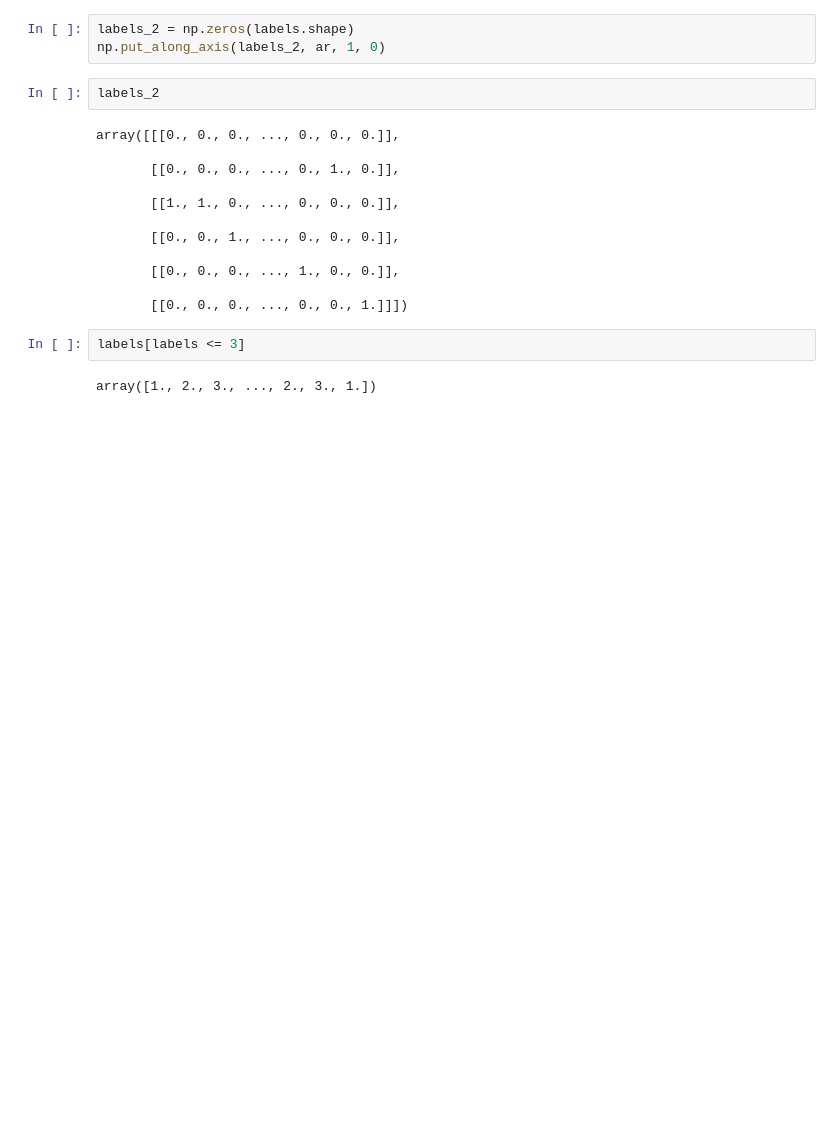
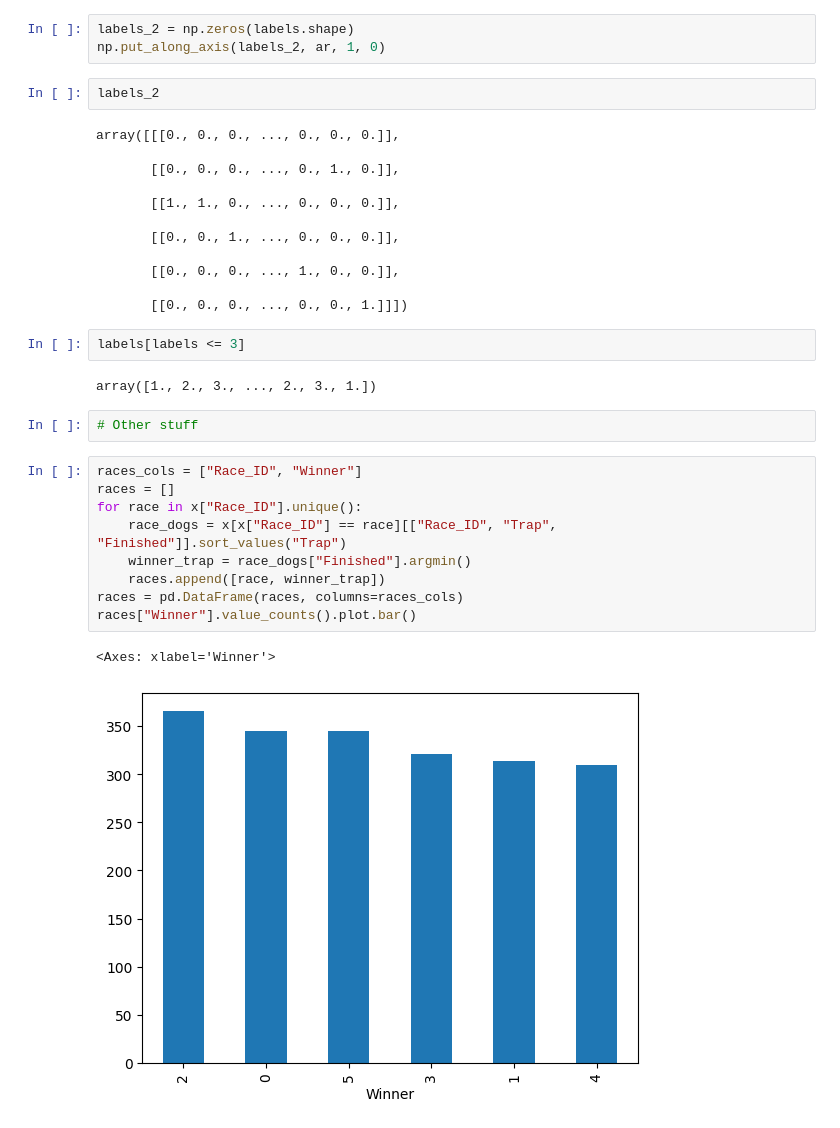
Before and after one commit to mr55p-dev/greyhound-guesser, a Jupyter notebook: eda/feature-selection.ipynb, the cells around one changed output. Drawn from its saved outputs; the diff is of its cells as text; blank space fills up the shorter version.

```diff
--- a/eda/feature-selection.ipynb
+++ b/eda/feature-selection.ipynb
@@ -179,3 +161,17 @@ array([[[0., 0., 0., ..., 0., 0., 0.]],
 labels[labels <= 3]
 # %% [output]
 array([1., 2., 3., ..., 2., 3., 1.])
+# %%
+# Other stuff
+# %%
+races_cols = ["Race_ID", "Winner"]
+races = []
+for race in x["Race_ID"].unique():
+    race_dogs = x[x["Race_ID"] == race][["Race_ID", "Trap", "Finished"]].sort_values("Trap")
+    winner_trap = race_dogs["Finished"].argmin()
+    races.append([race, winner_trap])
+races = pd.DataFrame(races, columns=races_cols)
+races["Winner"].value_counts().plot.bar()
+# %% [output]
+<Axes: xlabel='Winner'>
+[figure, added]
```
Also changed, not shown: parts of 1 cell of this notebook, 5 other files.
